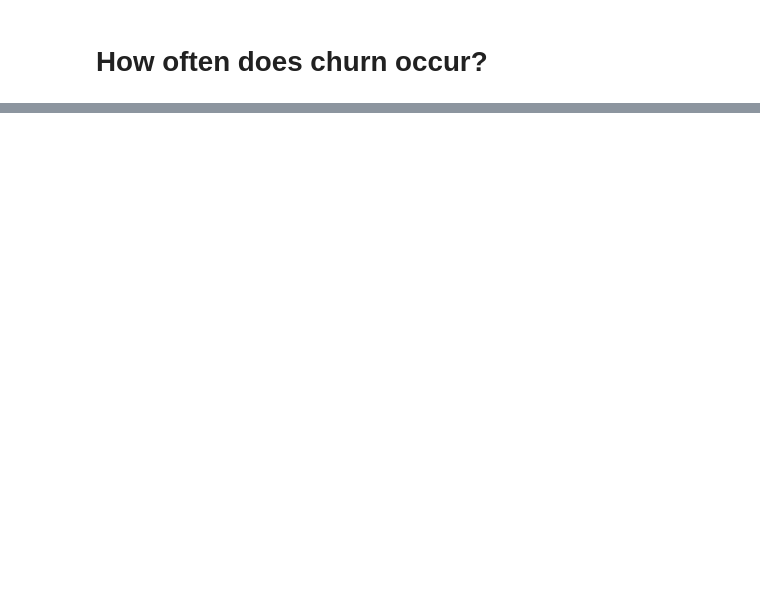
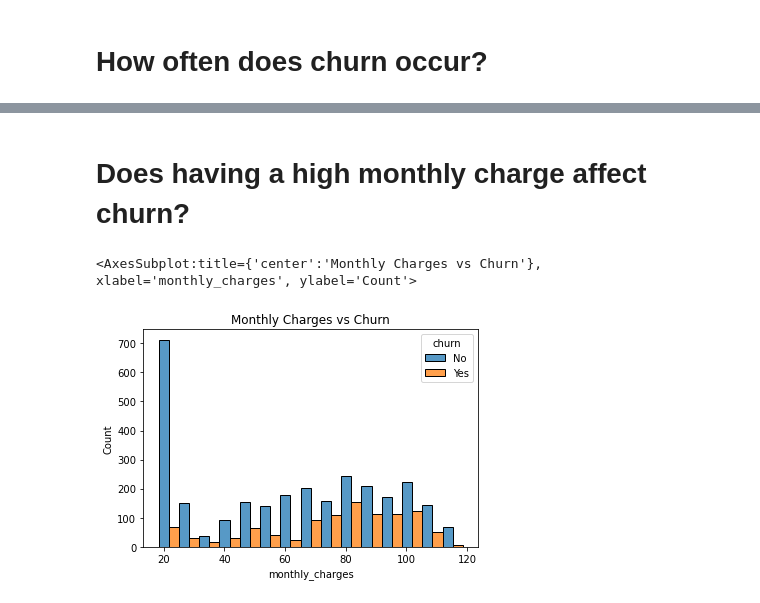
Before and after one commit to Yvette-Ibarra/classification-project, a Jupyter notebook: working_notebook.ipynb, the cells around one changed output, grey strips where cells are left out. Saved outputs shown, nothing was run; the diff lists cells and outputs as text; code cells hidden in the pictures; blank space fills up the shorter version.

```diff
--- a/working_notebook.ipynb
+++ b/working_notebook.ipynb
@@ -176,0 +156,8 @@ sns.countplot(y_train)
+# %% [markdown]
+# Does having a high monthly charge affect churn?
+# %%
+plt.title('Monthly Charges vs Churn')
+sns.histplot(x='monthly_charges', data=train, hue='churn',multiple='dodge')
+# %% [output]
+<AxesSubplot:title={'center':'Monthly Charges vs Churn'}, xlabel='monthly_charges', ylabel='Count'>
+[figure, added]
```
Also changed, not shown: parts of 46 cells of this notebook.
